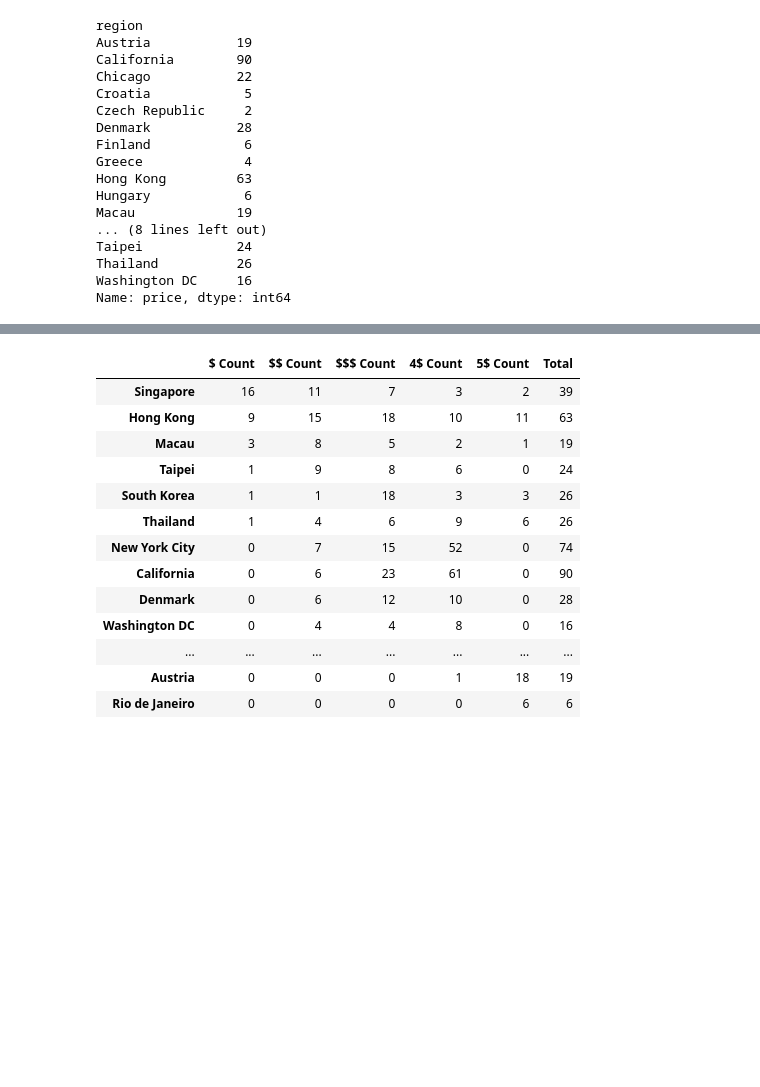
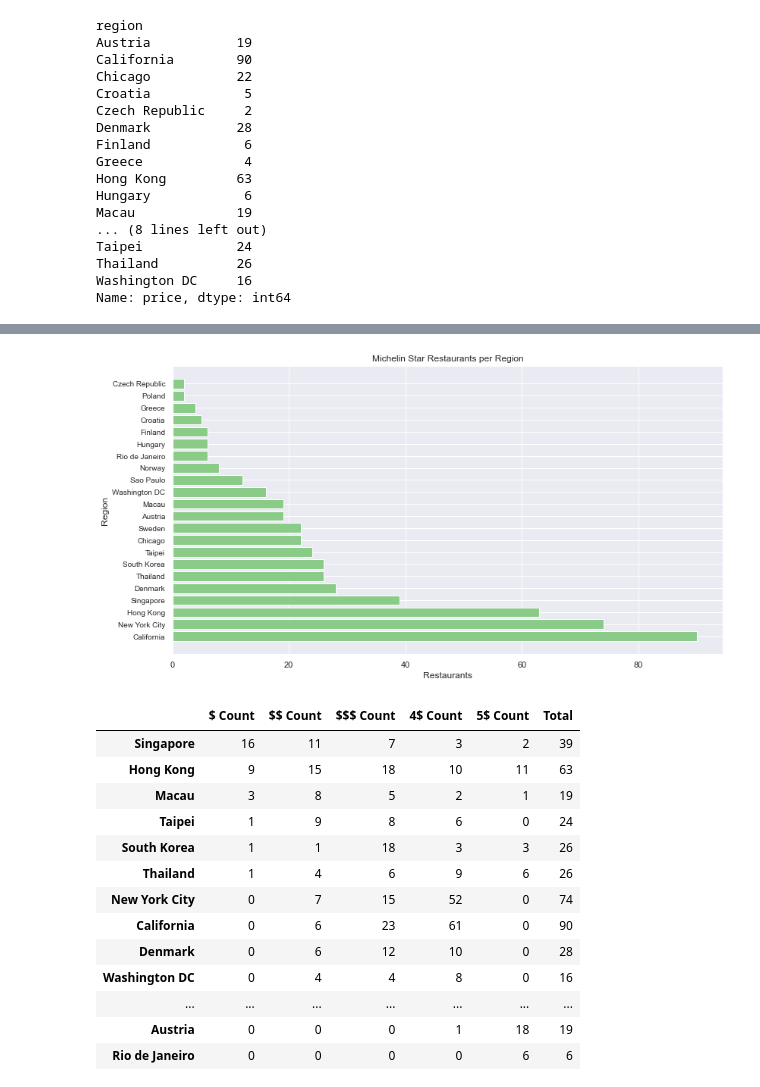
Before and after one commit to EI-github/smu_project1_michelinrestaurants, a Jupyter notebook: Cody_Work/Project 1/Project1.ipynb, the cells around one changed output, grey strips where cells are left out. Saved outputs shown, nothing was run; the diff lists cells and outputs as text; code cells hidden in the pictures; blank space fills up the shorter version.

```diff
--- a/Cody_Work/Project 1/Project1.ipynb
+++ b/Cody_Work/Project 1/Project1.ipynb
@@ -56,3 +56,8 @@ Taipei            24
 Thailand          26
 Washington DC     16
 Name: price, dtype: int64
+# %%
+df11 = pd.concat([df1], axis=1).reset_index()
+df11.columns = ["Region", "Restaurants"]
+summ11 = df11.sort_values(by=["Restaurants"], ascending=False)
+summ11
@@ -59,3 +82,15 @@ Name: price, dtype: int64
+# %%
+plt.figure(figsize=(13,7))
+
+plt.barh(summ11.Region, summ11.Restaurants, color="#8ACB88")
+plt.xlabel("Restaurants")
+plt.ylabel("Region")
+plt.title("Michelin Star Restaurants per Region")
+plt.yticks(fontsize=10)
+
+plt.show()
+# %% [output]
+[figure, added]
 # %%
 mask1 = df_price.price == "$"
 mask2 = df_price.price == "$$"
```
Also changed, not shown: parts of 15 cells of this notebook.
